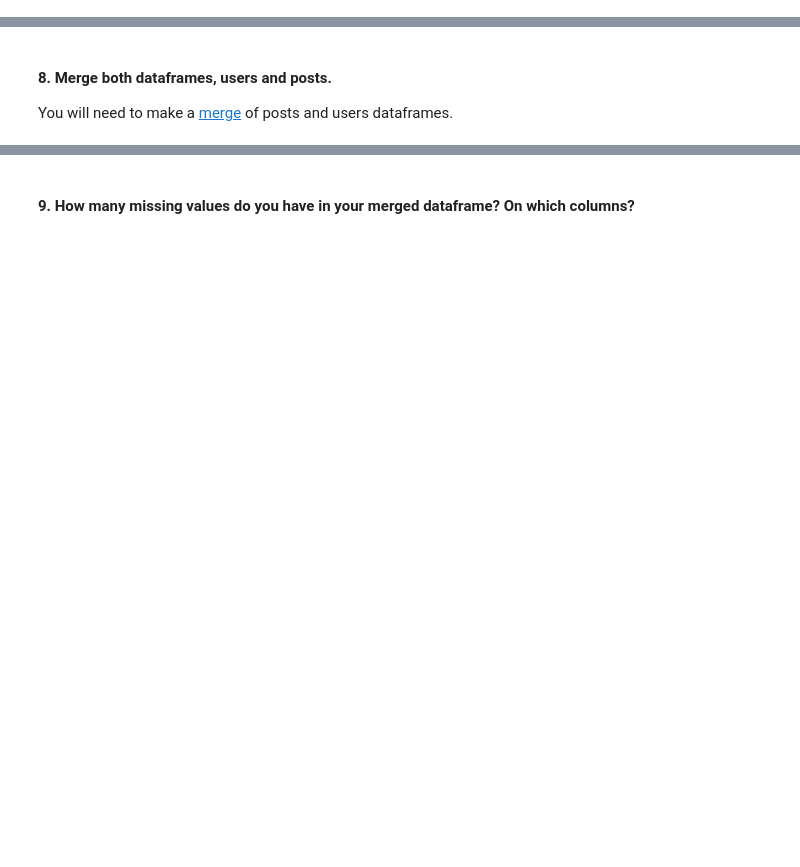
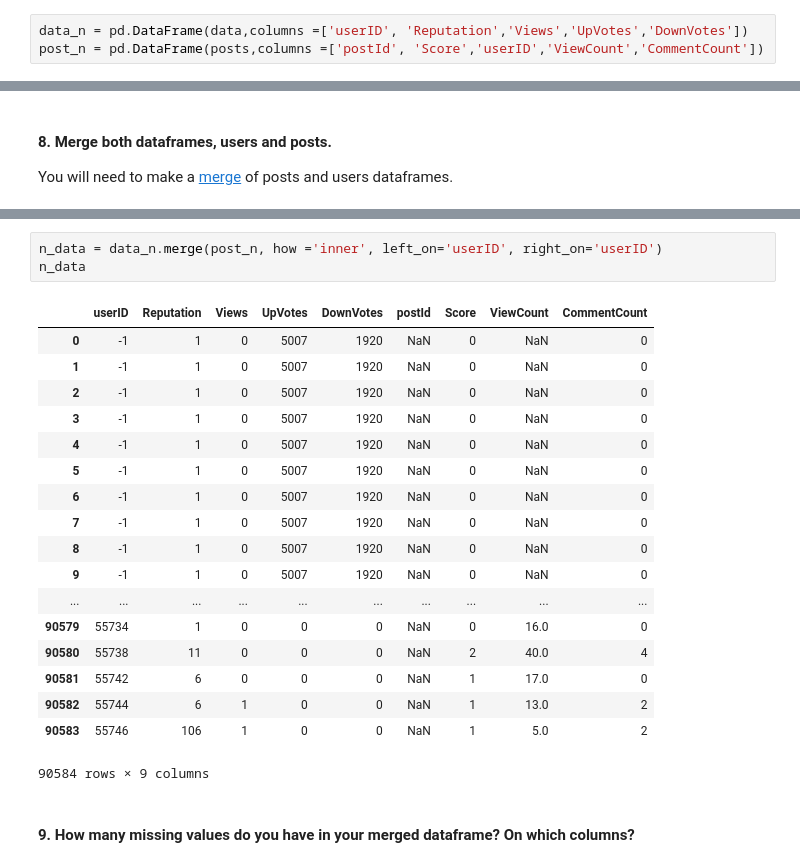
Before and after one commit to stressisboucard/ironhack-datalabs-dataparis0619-pt, a Jupyter notebook: module-1/lab-data_cleaning/your-code/main.ipynb, the cells around one changed output, grey strips where cells are left out. Drawn from its saved outputs; the diff is of its cells as text; blank space fills up the shorter version.

```diff
--- a/module-1/lab-data_cleaning/your-code/main.ipynb
+++ b/module-1/lab-data_cleaning/your-code/main.ipynb
@@ -78,3 +106,6 @@ data = pd.read_sql_query('SELECT * FROM stats.users', engine)
 #### 8. Define new dataframes for users and posts with the following selected columns:
     **users columns**: userId, Reputation,Views,UpVotes,DownVotes
     **posts columns**: postId, Score,userID,ViewCount,CommentCount
+# %%
+data_n = pd.DataFrame(data,columns =['userID', 'Reputation','Views','UpVotes','DownVotes'])
+post_n = pd.DataFrame(posts,columns =['postId', 'Score','userID','ViewCount','CommentCount'])
@@ -84,2 +145,24 @@ You will need to make a [merge](https://pandas.pydata.org/pandas-docs/stable/gen
+# %%
+n_data = data_n.merge(post_n, how ='inner', left_on='userID', right_on='userID')
+n_data
+# %% [output]
+|  | userID | Reputation | Views | UpVotes | DownVotes | postId | Score | ViewCount | CommentCount |
+| 0 | -1 | 1 | 0 | 5007 | 1920 | NaN | 0 | NaN | 0 |
+| 1 | -1 | 1 | 0 | 5007 | 1920 | NaN | 0 | NaN | 0 |
+| 2 | -1 | 1 | 0 | 5007 | 1920 | NaN | 0 | NaN | 0 |
+| 3 | -1 | 1 | 0 | 5007 | 1920 | NaN | 0 | NaN | 0 |
+| 4 | -1 | 1 | 0 | 5007 | 1920 | NaN | 0 | NaN | 0 |
+| 5 | -1 | 1 | 0 | 5007 | 1920 | NaN | 0 | NaN | 0 |
+| 6 | -1 | 1 | 0 | 5007 | 1920 | NaN | 0 | NaN | 0 |
+| 7 | -1 | 1 | 0 | 5007 | 1920 | NaN | 0 | NaN | 0 |
+| 8 | -1 | 1 | 0 | 5007 | 1920 | NaN | 0 | NaN | 0 |
+| 9 | -1 | 1 | 0 | 5007 | 1920 | NaN | 0 | NaN | 0 |
+| ... | ... | ... | ... | ... | ... | ... | ... | ... | ... |
+| 90579 | 55734 | 1 | 0 | 0 | 0 | NaN | 0 | 16.0 | 0 |
+| 90580 | 55738 | 11 | 0 | 0 | 0 | NaN | 2 | 40.0 | 4 |
+| 90581 | 55742 | 6 | 0 | 0 | 0 | NaN | 1 | 17.0 | 0 |
+| 90582 | 55744 | 6 | 1 | 0 | 0 | NaN | 1 | 13.0 | 2 |
+| 90583 | 55746 | 106 | 1 | 0 | 0 | NaN | 1 | 5.0 | 2 |
+90584 rows × 9 columns
 # %% [markdown]
 #### 9. How many missing values do you have in your merged dataframe? On which columns?
```
Also changed, not shown: parts of 10 cells of this notebook.
